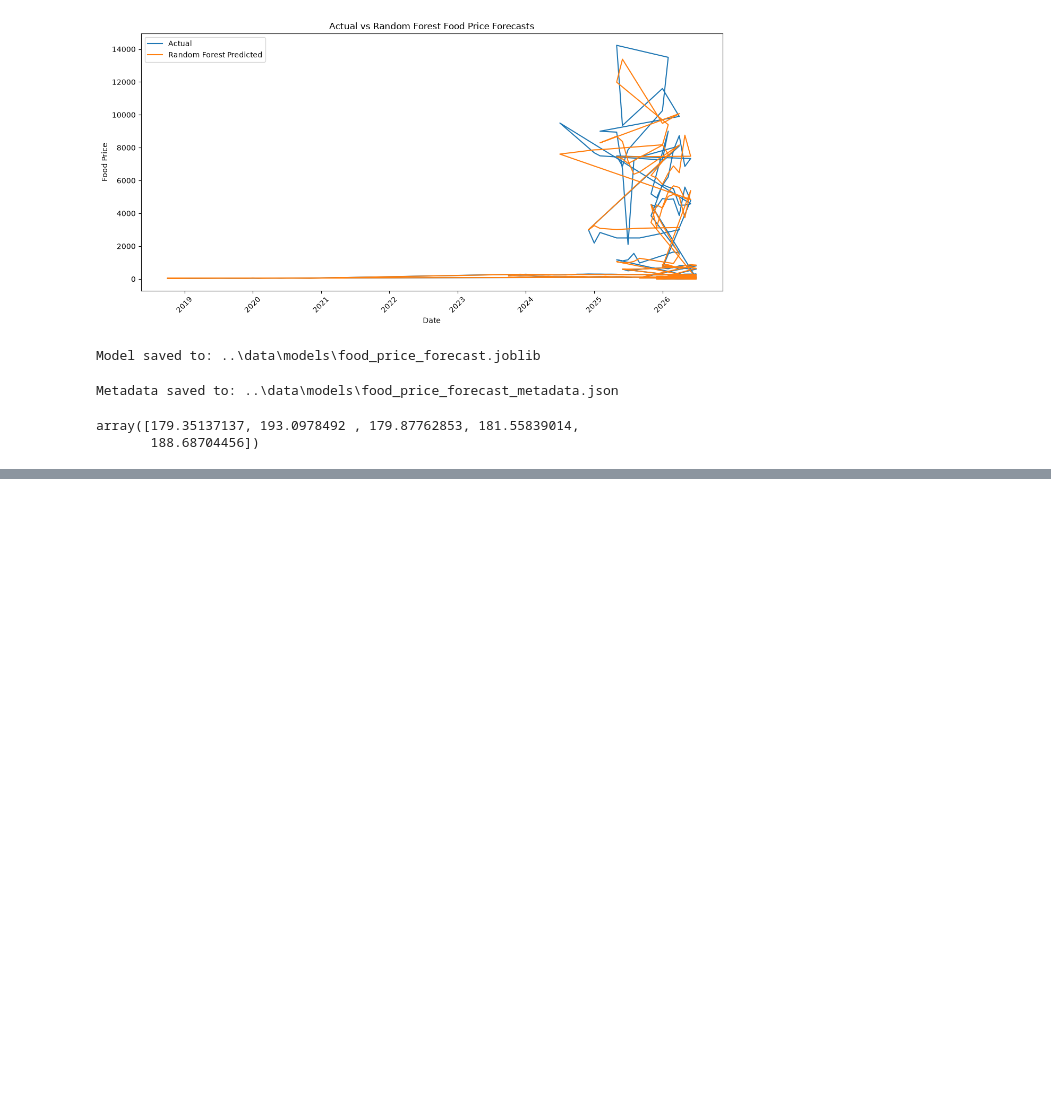
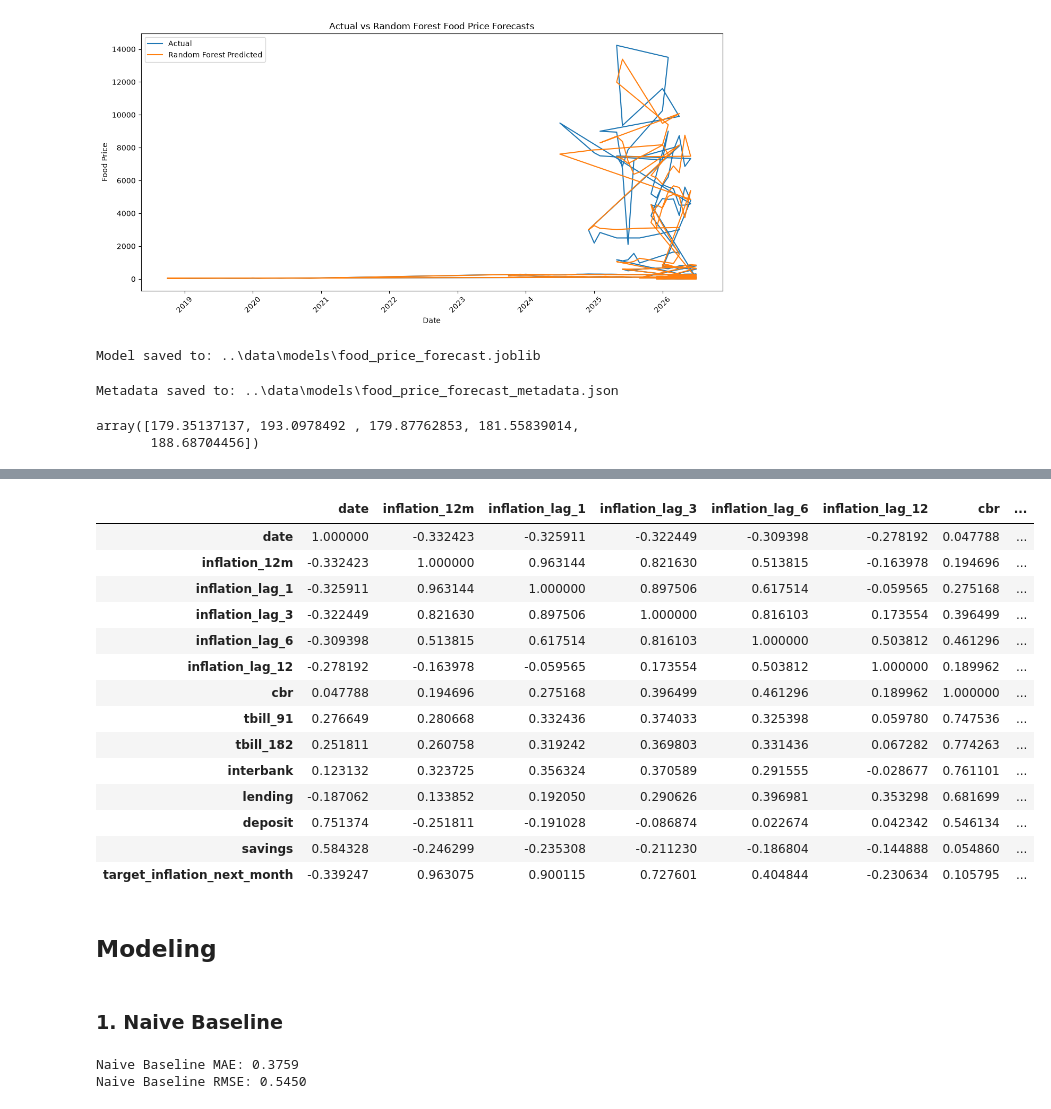
Before and after one commit to moringacapstone-g5/EconIQ, a Jupyter notebook: notebooks/food_price_forecasting.ipynb, the cells around one changed output, grey strips where cells are left out. Saved outputs shown, nothing was run; the diff lists cells and outputs as text; code cells hidden in the pictures; blank space fills up the shorter version.

```diff
--- a/notebooks/food_price_forecasting.ipynb
+++ b/notebooks/food_price_forecasting.ipynb
@@ -2100,0 +2170,22 @@ array([179.35137137, 193.0978492 , 179.87762853, 181.55839014,
+# %%
+df.corr()
+# %% [output]
+|  | date | inflation_12m | inflation_lag_1 | inflation_lag_3 | inflation_lag_6 | inflation_lag_12 | cbr | ... |
+| date | 1.000000 | -0.332423 | -0.325911 | -0.322449 | -0.309398 | -0.278192 | 0.047788 | ... |
+| inflation_12m | -0.332423 | 1.000000 | 0.963144 | 0.821630 | 0.513815 | -0.163978 | 0.194696 | ... |
+| inflation_lag_1 | -0.325911 | 0.963144 | 1.000000 | 0.897506 | 0.617514 | -0.059565 | 0.275168 | ... |
+| inflation_lag_3 | -0.322449 | 0.821630 | 0.897506 | 1.000000 | 0.816103 | 0.173554 | 0.396499 | ... |
+| inflation_lag_6 | -0.309398 | 0.513815 | 0.617514 | 0.816103 | 1.000000 | 0.503812 | 0.461296 | ... |
+| inflation_lag_12 | -0.278192 | -0.163978 | -0.059565 | 0.173554 | 0.503812 | 1.000000 | 0.189962 | ... |
+| cbr | 0.047788 | 0.194696 | 0.275168 | 0.396499 | 0.461296 | 0.189962 | 1.000000 | ... |
+| tbill_91 | 0.276649 | 0.280668 | 0.332436 | 0.374033 | 0.325398 | 0.059780 | 0.747536 | ... |
+| tbill_182 | 0.251811 | 0.260758 | 0.319242 | 0.369803 | 0.331436 | 0.067282 | 0.774263 | ... |
+| interbank | 0.123132 | 0.323725 | 0.356324 | 0.370589 | 0.291555 | -0.028677 | 0.761101 | ... |
+| lending | -0.187062 | 0.133852 | 0.192050 | 0.290626 | 0.396981 | 0.353298 | 0.681699 | ... |
+| deposit | 0.751374 | -0.251811 | -0.191028 | -0.086874 | 0.022674 | 0.042342 | 0.546134 | ... |
+| savings | 0.584328 | -0.246299 | -0.235308 | -0.211230 | -0.186804 | -0.144888 | 0.054860 | ... |
+| target_inflation_next_month | -0.339247 | 0.963075 | 0.900115 | 0.727601 | 0.404844 | -0.230634 | 0.105795 | ... |
+# %% [markdown]
+## Modeling
+# %% [markdown]
+### 1. Naive Baseline
@@ -2100,0 +2204,10 @@ array([179.35137137, 193.0978492 , 179.87762853, 181.55839014,
+# %%
+#evaluation
+mae = mean_absolute_error(y_test,naive_pred)
+rmse = np.sqrt(mean_squared_error(y_test,naive_pred))
+
+print(f"Naive Baseline MAE: {mae:.4f}")
+print(f"Naive Baseline RMSE: {rmse:.4f}")
+# %% [output]
+Naive Baseline MAE: 0.3759
+Naive Baseline RMSE: 0.5450
```
Also changed, not shown: parts of 26 cells of this notebook, 5 other files.
